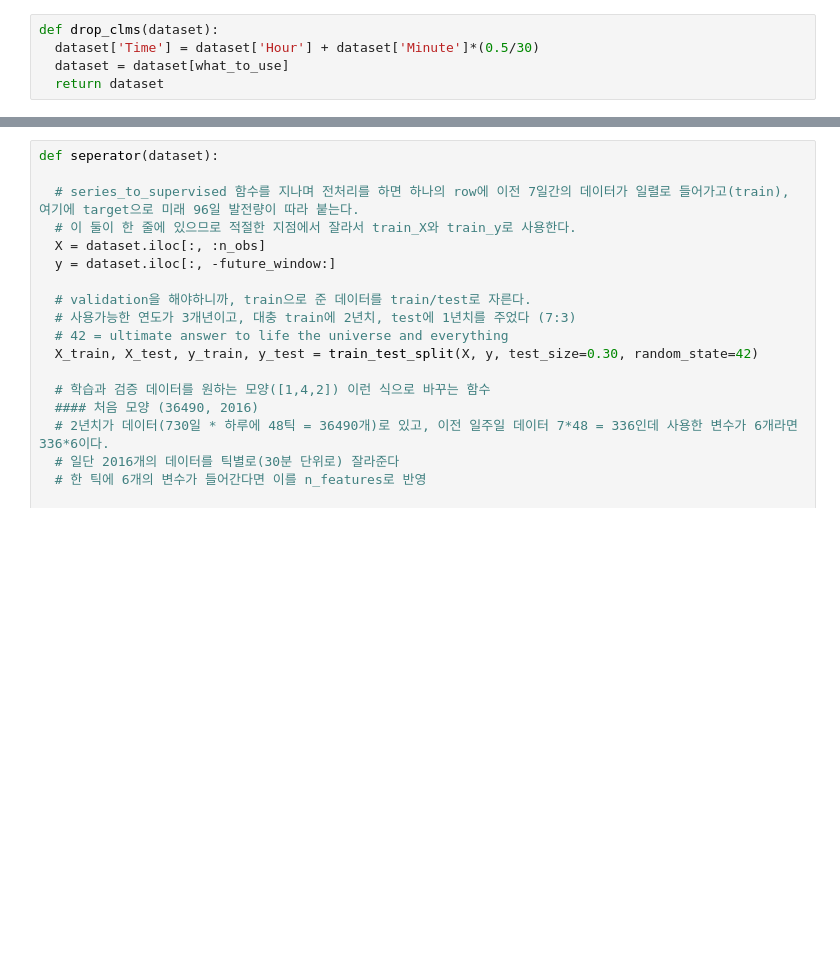
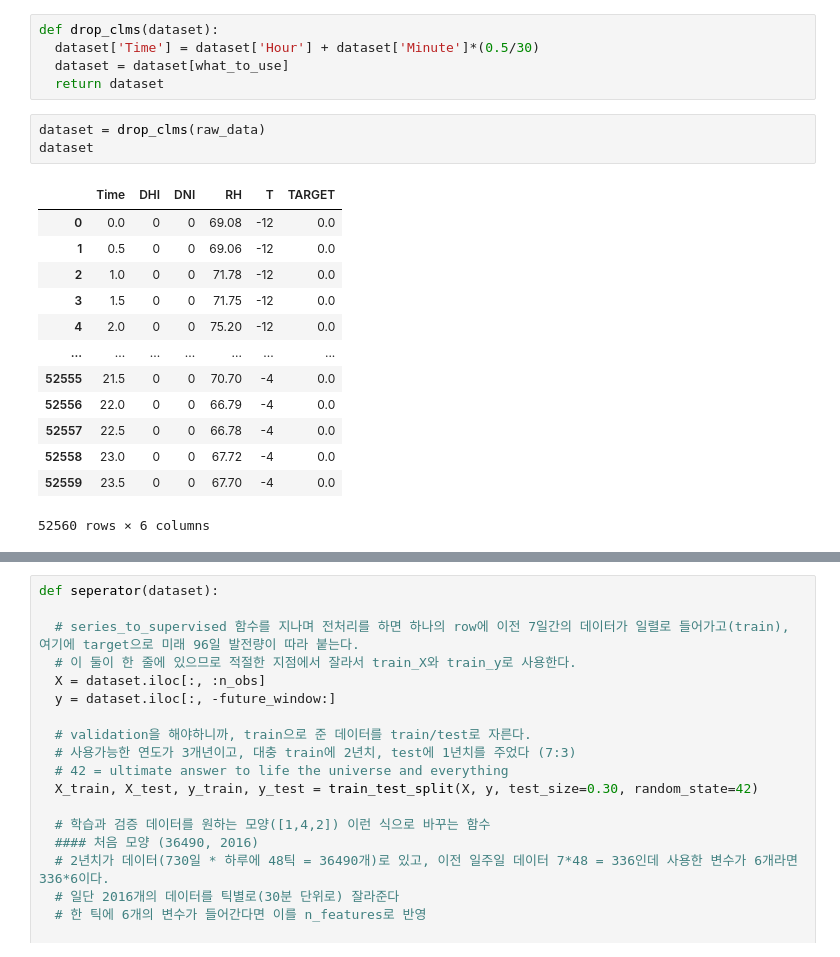
Before and after one commit to marvelous-koala/unlimited_power, a Jupyter notebook: working__/LSTM_defs.ipynb, the cells around one changed output, grey strips where cells are left out. Drawn from its saved outputs; the diff is of its cells as text; blank space fills up the shorter version.

```diff
--- a/working__/LSTM_defs.ipynb
+++ b/working__/LSTM_defs.ipynb
@@ -20,3 +38,20 @@ def drop_clms(dataset):
   dataset['Time'] = dataset['Hour'] + dataset['Minute']*(0.5/30)
   dataset = dataset[what_to_use]
   return dataset
+# %%
+dataset = drop_clms(raw_data)
+dataset
+# %% [output]
+|  | Time | DHI | DNI | RH | T | TARGET |
+| 0 | 0.0 | 0 | 0 | 69.08 | -12 | 0.0 |
+| 1 | 0.5 | 0 | 0 | 69.06 | -12 | 0.0 |
+| 2 | 1.0 | 0 | 0 | 71.78 | -12 | 0.0 |
+| 3 | 1.5 | 0 | 0 | 71.75 | -12 | 0.0 |
+| 4 | 2.0 | 0 | 0 | 75.20 | -12 | 0.0 |
+| ... | ... | ... | ... | ... | ... | ... |
+| 52555 | 21.5 | 0 | 0 | 70.70 | -4 | 0.0 |
+| 52556 | 22.0 | 0 | 0 | 66.79 | -4 | 0.0 |
+| 52557 | 22.5 | 0 | 0 | 66.78 | -4 | 0.0 |
+| 52558 | 23.0 | 0 | 0 | 67.72 | -4 | 0.0 |
+| 52559 | 23.5 | 0 | 0 | 67.70 | -4 | 0.0 |
+52560 rows × 6 columns
```
Also changed, not shown: parts of 5 cells of this notebook, 1 other file.
